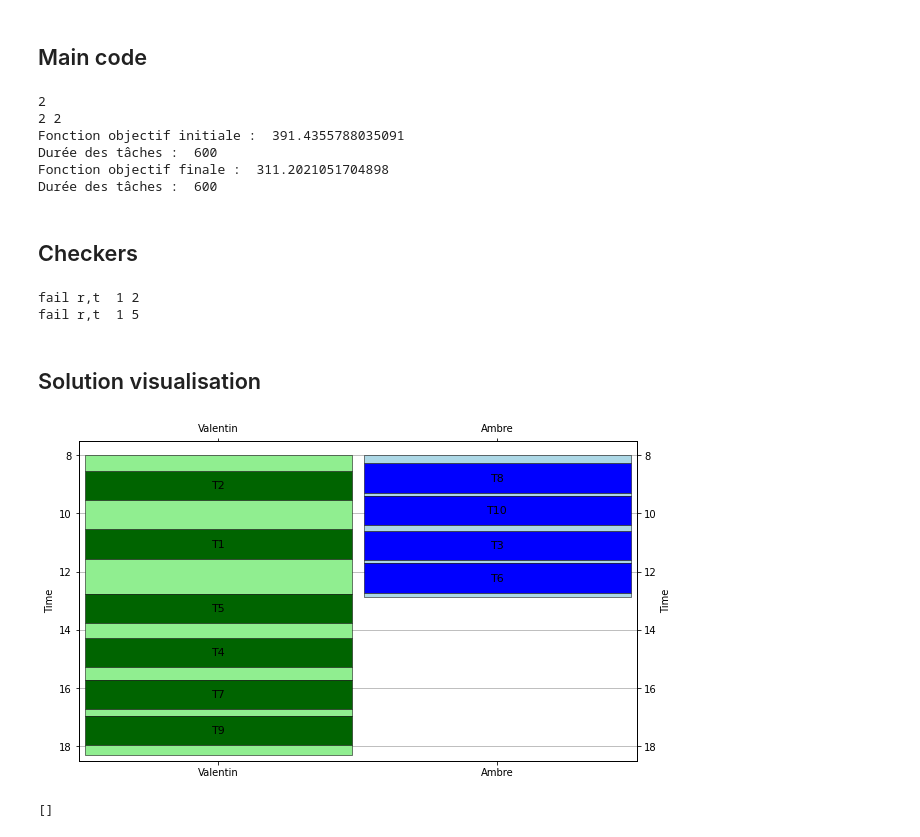
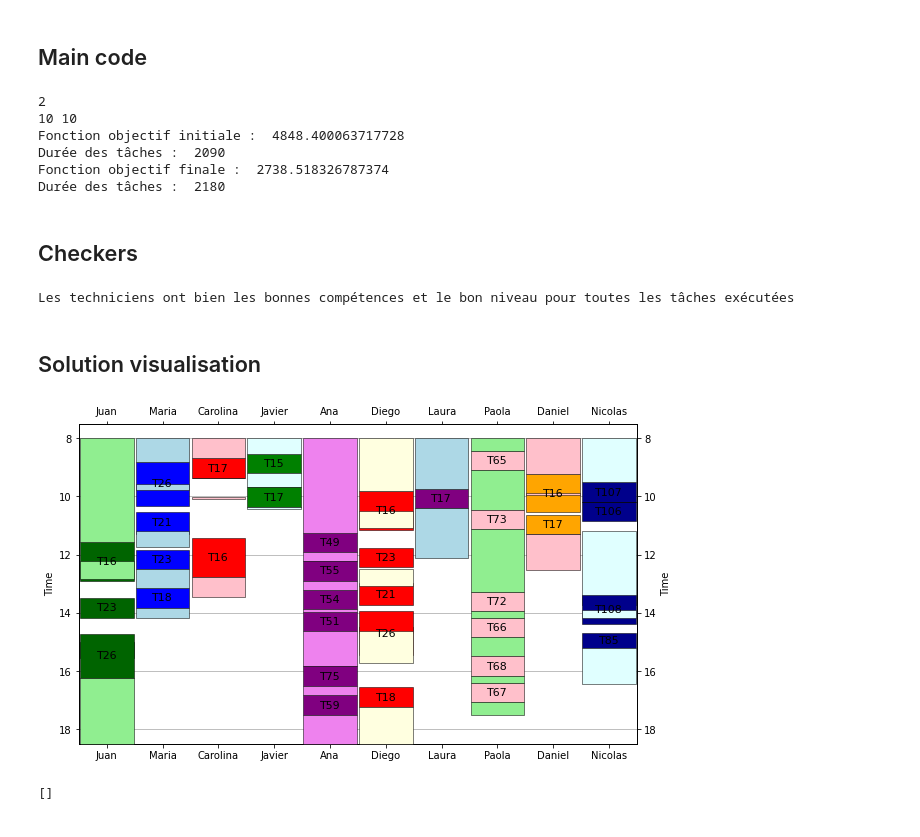
Before and after one commit to thomasghobril/ST7-Optimization, a Jupyter notebook: algo _glouton.ipynb, the cells around one changed output. Cells and saved outputs as stored; diff of their text form; code cells hidden in the pictures.

```diff
--- a/algo _glouton.ipynb
+++ b/algo _glouton.ipynb
@@ -10,8 +10,8 @@ import random
 # %%
 start_time = time.time()
 
-ville="Bordeaux"
-ressources,ressources_unavailabilities,tasks,tasks_unavailabilities = read_input(1,ville)
+ville="Columbia"
+ressources,ressources_unavailabilities,tasks,tasks_unavailabilities = read_input(3,ville)
 # "Columbia", "Romania", "Ukraine"
 # %%
 def dist(lat1, long1, lat2, long2):
@@ -504,11 +504,11 @@ for r in range(number_of_ressources):
 print("Durée des tâches : ",d)
 # %% [output]
 2
-2 2
-Fonction objectif initiale :  391.4355788035091
-Durée des tâches :  600
-Fonction objectif finale :  311.2021051704898
-Durée des tâches :  600
+10 10
+Fonction objectif initiale :  4848.400063717728
+Durée des tâches :  2090
+Fonction objectif finale :  2738.518326787374
+Durée des tâches :  2180
 # %% [markdown]
 ## Checkers
 # %%
@@ -528,8 +528,7 @@ for i in range(number_of_ressources):
 if a :
     print("Les techniciens ont bien les bonnes compétences et le bon niveau pour toutes les tâches exécutées")
 # %% [output]
-fail r,t  1 2
-fail r,t  1 5
+Les techniciens ont bien les bonnes compétences et le bon niveau pour toutes les tâches exécutées
 # %% [markdown]
 ## Solution visualisation
 # %%
@@ -545,7 +544,7 @@ for r in range(number_of_ressources):
         d[(r,taches[0])]=1
         f[(r,taches[-1])]=1
 # %%
-list_colors = ['darkgreen', 'blue', 'red', 'green', 'darkpurple', 'lightred', 'purple', 'pink', 'orange', 'darkblue', 'gray', 'darkred']
+list_colors = ['darkgreen', 'blue', 'red', 'green', 'purple', 'red', 'purple', 'pink', 'orange', 'darkblue', 'gray', 'darkred']
 list_light_colors = ['lightgreen','lightblue','pink','lightcyan','violet','lightyellow','lightblue','lightgreen','pink','lightcyan','violet','lightyellow','lightblue','lightgreen','pink','lightcyan','violet','lightyellow','lightblue','lightgreen','pink','lightcyan','violet','lightyellow']
 
 
@@ -580,34 +579,34 @@ for r in range(number_of_ressources):
     for a in range(number_of_tasks):
         if a in ressources[L_ressources[r]].tasks :
             event="T"+str(a+1)
             i = ressources[L_ressources[r]].tasks.index(a)
             start = ( ressources[L_ressources[r]].hours[i] )/60
             end = (ressources[L_ressources[r]].hours[i]+tasks[L_tasks[a]].duration)/60
             plt.fill_between([operator_room, operator_room+0.96], [start, start], [end,end], color=color_r, edgecolor='k', linewidth=0.5)
             #plt.text(operator_room+0.02, start+0.05 ,'{}:{}'.format(ressources[L_ressources[r]].hours[i]//60, ressources[L_ressources[r]].hours[i]%60), va='top', fontsize=6)
             #plt.text(operator_room+0.02, end-0.05,'{}:{}'.format((start+tasks[L_tasks[a]].duration)//60, (start+tasks[L_tasks[a]].duration)%60), va='bottom', fontsize=6)
             plt.text(operator_room+0.48, (start+end)*0.5, event, ha='center', va='center', fontsize=11)
         for b in range(number_of_tasks):
             if round(y[(r,a,b)]) == 1:
                 i = ressources[L_ressources[r]].tasks.index(a)
                 start = ( ressources[L_ressources[r]].hours[i] +tasks[L_tasks[b]].duration)/60
                 end = start+(distances[a][b]/v)/60
                 plt.fill_between([operator_room, operator_room+0.96], [start, start], [end,end], color=light_color_r, edgecolor='k', linewidth=0.5)
         if round(d[(r,a)]) == 1:
             i = ressources[L_ressources[r]].tasks.index(a)
             start = (ressources[L_ressources[r]].hours[i]-distances_m[r][a]/v)/60
             end = ressources[L_ressources[r]].hours[i]/60
             plt.fill_between([operator_room, operator_room+0.96], [start, start], [end,end], color=light_color_r, edgecolor='k', linewidth=0.5)
         if round(f[(r,a)]) == 1:
             i = ressources[L_ressources[r]].tasks.index(a)
             start=(ressources[L_ressources[r]].hours[i] + tasks[L_tasks[a]].duration)/60
             end=start+(distances_m[r][a]/v)/60
             plt.fill_between([operator_room, operator_room+0.96], [start, start], [end,end], color=light_color_r, edgecolor='k', linewidth=0.5)
 
 plt.savefig('timetable_{}_V3.png'.format(ville), dpi=500, transparent=False)
 plt.show()
 # %% [output]
-[figure, old version]
+[figure, new version]
 # %%
 unattributed_tasks
 # %% [output]
```
Also changed, not shown: 6 other files.
